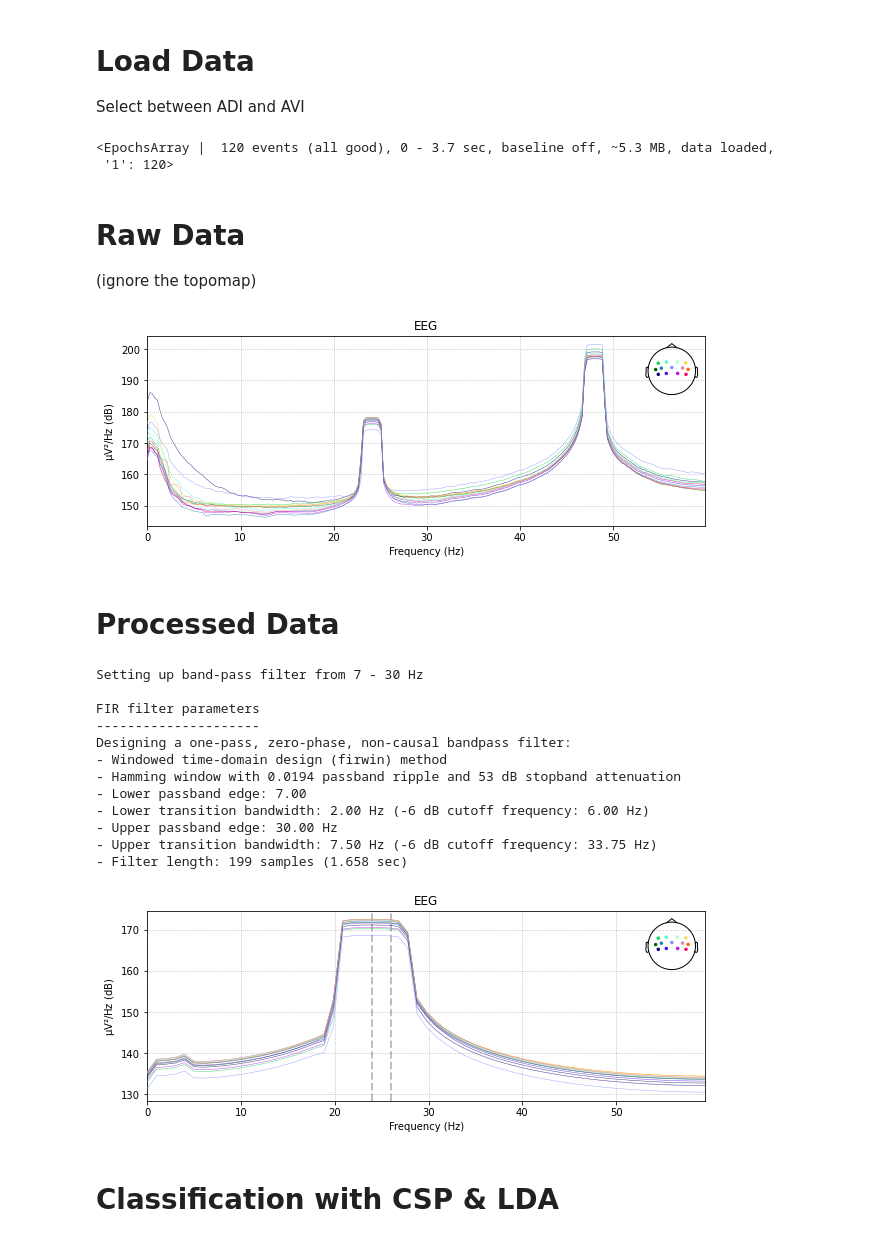
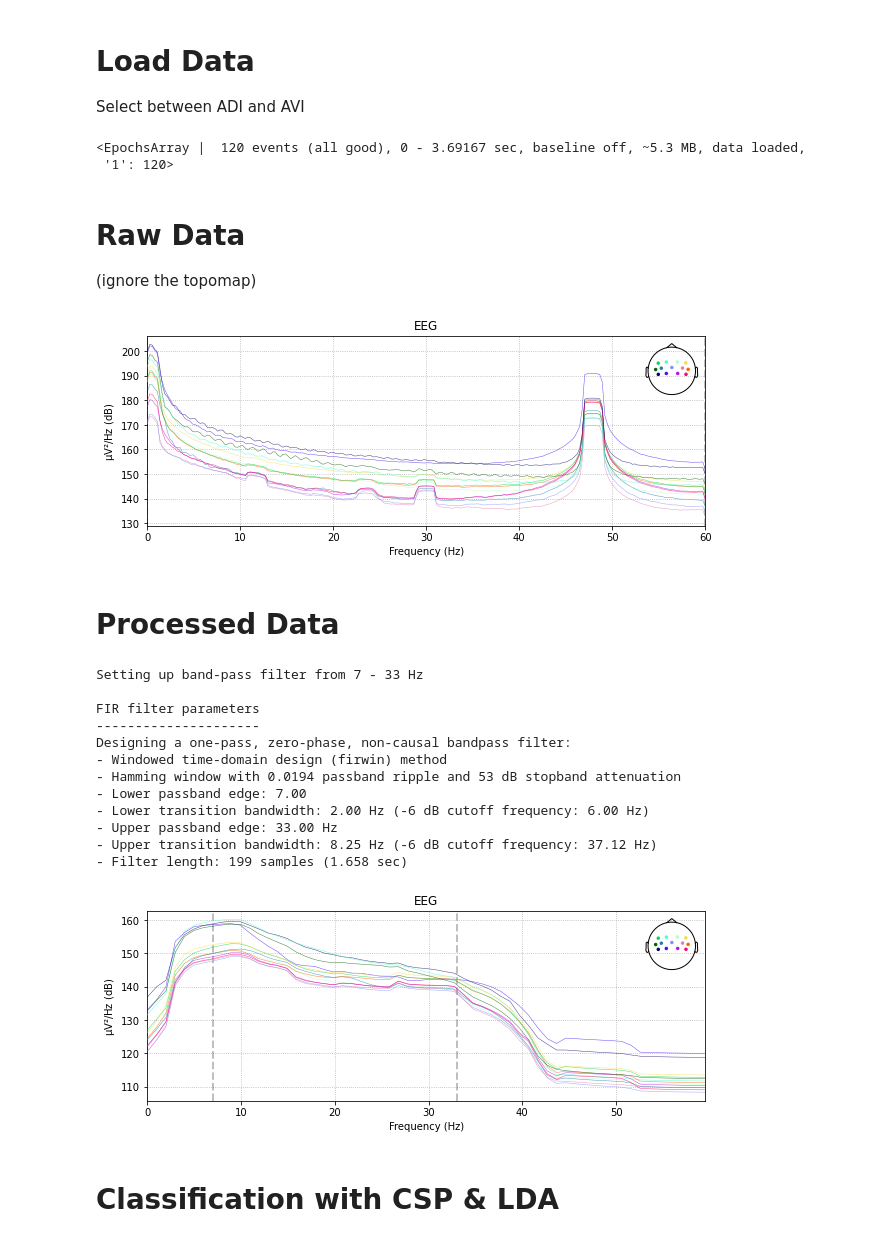
Before and after one commit to evyatarluv/bci4als, a Jupyter notebook: examples/notebooks/csp_lda.ipynb, the cells around one changed output. Cells and saved outputs as stored; diff of their text form; code cells hidden in the pictures.

```diff
--- a/examples/notebooks/csp_lda.ipynb
+++ b/examples/notebooks/csp_lda.ipynb
@@ -24,7 +24,8 @@ Select between ADI and AVI
 # %%
 ADI = 0
 AVI = 1
-example = AVI
+NOAM = 2
+example = NOAM
 
 if example == ADI:
     subject = 'adi'
@@ -34,6 +35,11 @@ if example == ADI:
 if example == AVI:
     subject = 'avi'
     session_id = '4'
+    num_channels = 13
+
+if example == NOAM:
+    subject = 'noam'
+    session_id = '1'
     num_channels = 13
 
 recordings_path = '..\\..\\recordings'
@@ -63,7 +69,7 @@ epochs = mne.EpochsArray(epochs_array, info)
 montage = make_standard_montage('standard_1020')
 epochs.set_montage(montage)
 # %% [output]
-<EpochsArray |  120 events (all good), 0 - 3.7 sec, baseline off, ~5.3 MB, data loaded,
+<EpochsArray |  120 events (all good), 0 - 3.69167 sec, baseline off, ~5.3 MB, data loaded,
  '1': 120>
 # %% [markdown]
 # Raw Data
@@ -71,32 +77,32 @@ epochs.set_montage(montage)
 # %%
 epochs.plot_psd();
 # %% [output]
-[figure, old version]
+[figure, new version]
 # %% [markdown]
 # Processed Data
 # %%
 # Apply band-pass filter
-epochs.filter(7., 30., fir_design='firwin', skip_by_annotation='edge', verbose=True)
+epochs.filter(7., 33., fir_design='firwin', skip_by_annotation='edge', verbose=True)
 
 # apply notch filter at 25
-epochs.filter(24, 26, fir_design='firwin', skip_by_annotation='edge')
+#epochs.filter(24, 26, fir_design='firwin', skip_by_annotation='edge')
 
 epochs_train = epochs.copy().crop(tmin=0.5, tmax=1.5)
 epochs_train.plot_psd();
 # %% [output]
-Setting up band-pass filter from 7 - 30 Hz
+Setting up band-pass filter from 7 - 33 Hz
 
 FIR filter parameters
 ---------------------
 Designing a one-pass, zero-phase, non-causal bandpass filter:
 - Windowed time-domain design (firwin) method
 - Hamming window with 0.0194 passband ripple and 53 dB stopband attenuation
 - Lower passband edge: 7.00
 - Lower transition bandwidth: 2.00 Hz (-6 dB cutoff frequency: 6.00 Hz)
-- Upper passband edge: 30.00 Hz
-- Upper transition bandwidth: 7.50 Hz (-6 dB cutoff frequency: 33.75 Hz)
+- Upper passband edge: 33.00 Hz
+- Upper transition bandwidth: 8.25 Hz (-6 dB cutoff frequency: 37.12 Hz)
 - Filter length: 199 samples (1.658 sec)
-[figure, old version]
+[figure, new version]
 # %% [markdown]
 # Classification with CSP & LDA
 # %%
```
Also changed, not shown: parts of 2 cells of this notebook, 11 other files.
